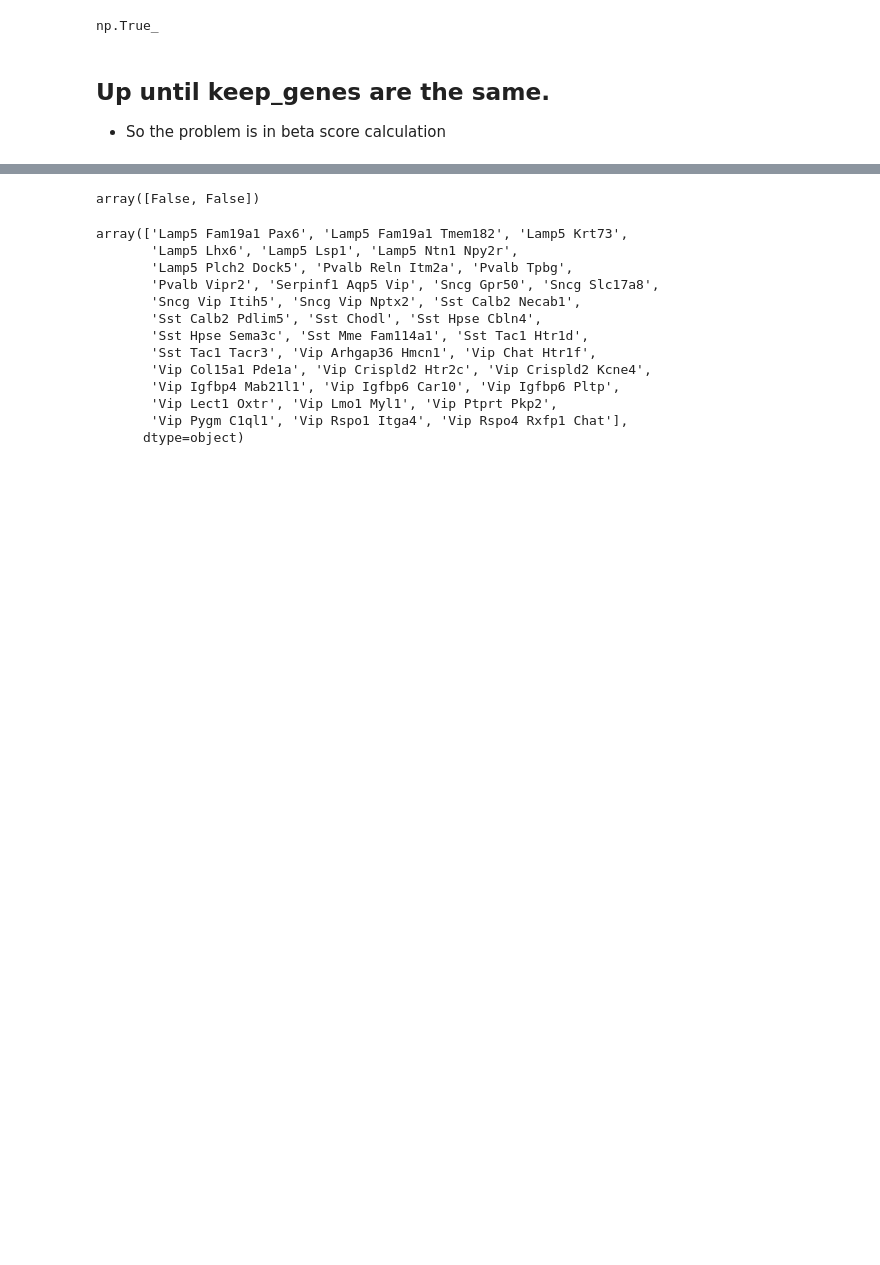
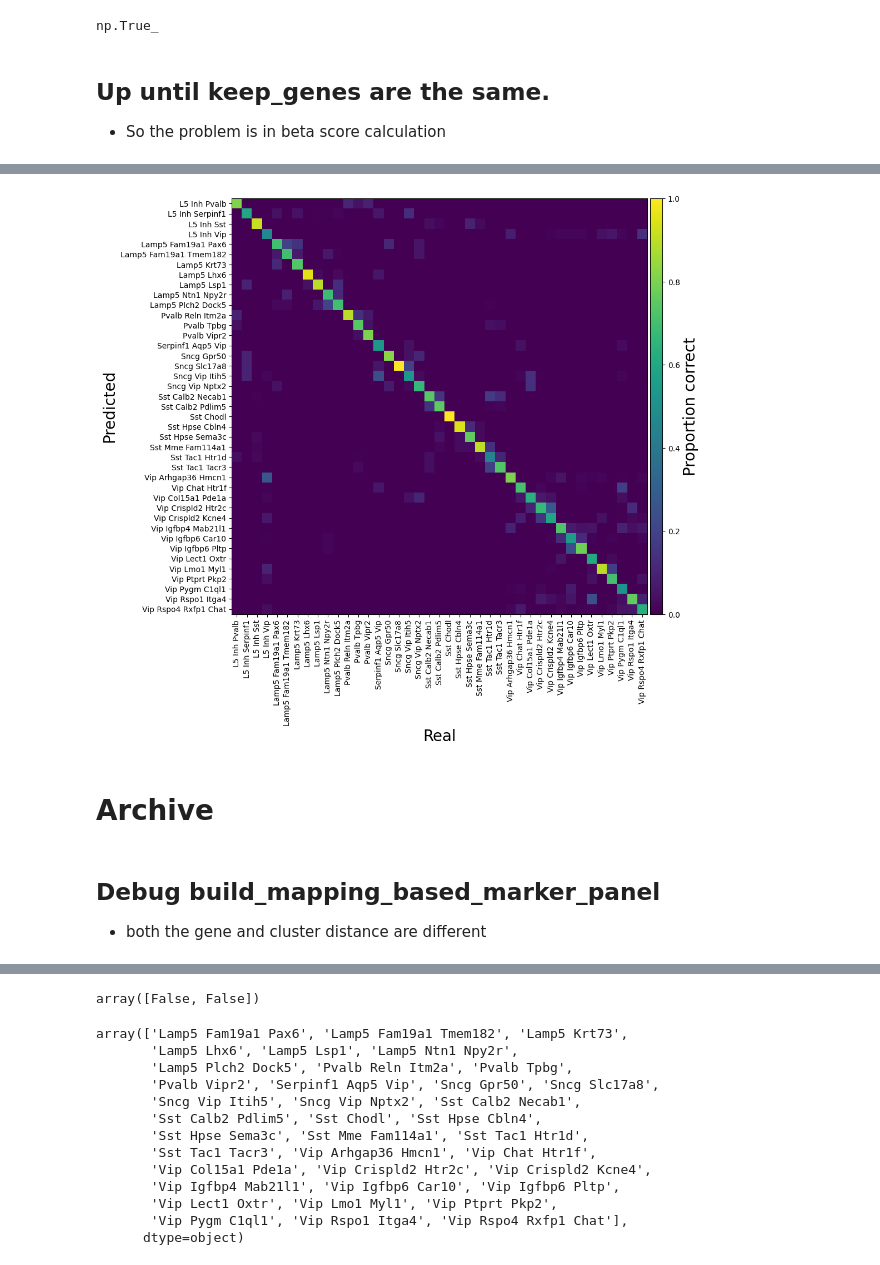
Before and after one commit to AllenNeuralDynamics/lamf_analysis_lims, a Jupyter notebook: gene_panel_selection/mfishtoolspy/240911_recreate_mfishtools.ipynb, the cells around one changed output, grey strips where cells are left out. Saved outputs shown, nothing was run; the diff lists cells and outputs as text; code cells hidden in the pictures; blank space fills up the shorter version.

```diff
--- a/gene_panel_selection/mfishtoolspy/240911_recreate_mfishtools.ipynb
+++ b/gene_panel_selection/mfishtoolspy/240911_recreate_mfishtools.ipynb
@@ -377,0 +656,10 @@ exclude_families=["LOC","Fam","RIK","RPS","RPL","\\-","Gm","Rnf","BC0"]
+# %%
+reload(mfishtools)
+ax = mfishtools.plot_confusion_matrix(confusion_matrix)
+# %% [output]
+[figure, added]
+# %% [markdown]
+# Archive
+# %% [markdown]
+## Debug build_mapping_based_marker_panel
+- both the gene and cluster distance are different
```
Also changed, not shown: parts of 85 cells of this notebook, 4 other files.
